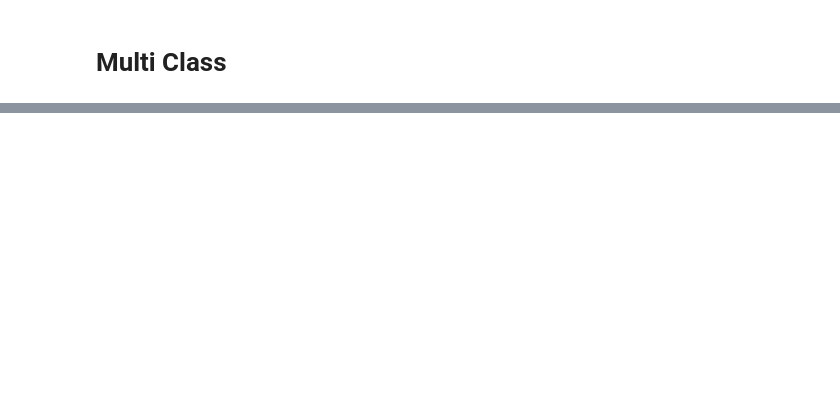
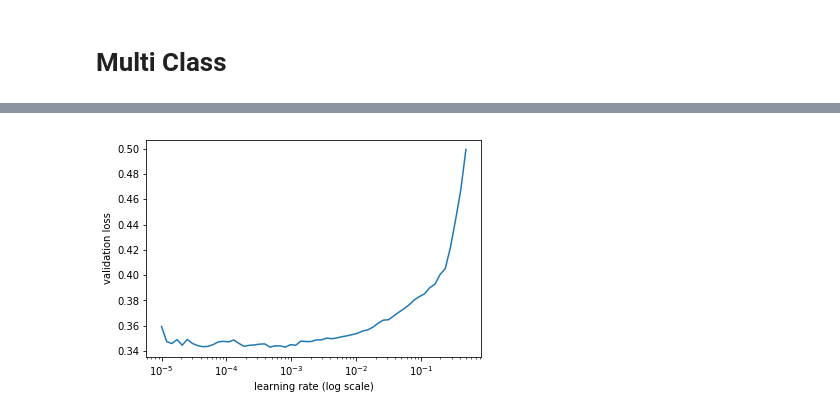
Before and after one commit to drakesvoboda/fastai, a Jupyter notebook: courses/dl2/roaddamage.ipynb, the cells around one changed output, grey strips where cells are left out. Drawn from its saved outputs; the diff is of its cells as text; code cells hidden in the pictures; blank space fills up the shorter version.

```diff
--- a/courses/dl2/roaddamage.ipynb
+++ b/courses/dl2/roaddamage.ipynb
@@ -129,0 +134,4 @@ epoch      trn_loss   val_loss   <lambda>
+# %%
+learn.lr_find(1e-5,100)
+learn.sched.plot(0)
+# %% [output]
@@ -130 +139,2 @@ epoch      trn_loss   val_loss   <lambda>
+[figure, added]
 # %%
```
Also changed, not shown: parts of 16 cells of this notebook, 1 other file.
